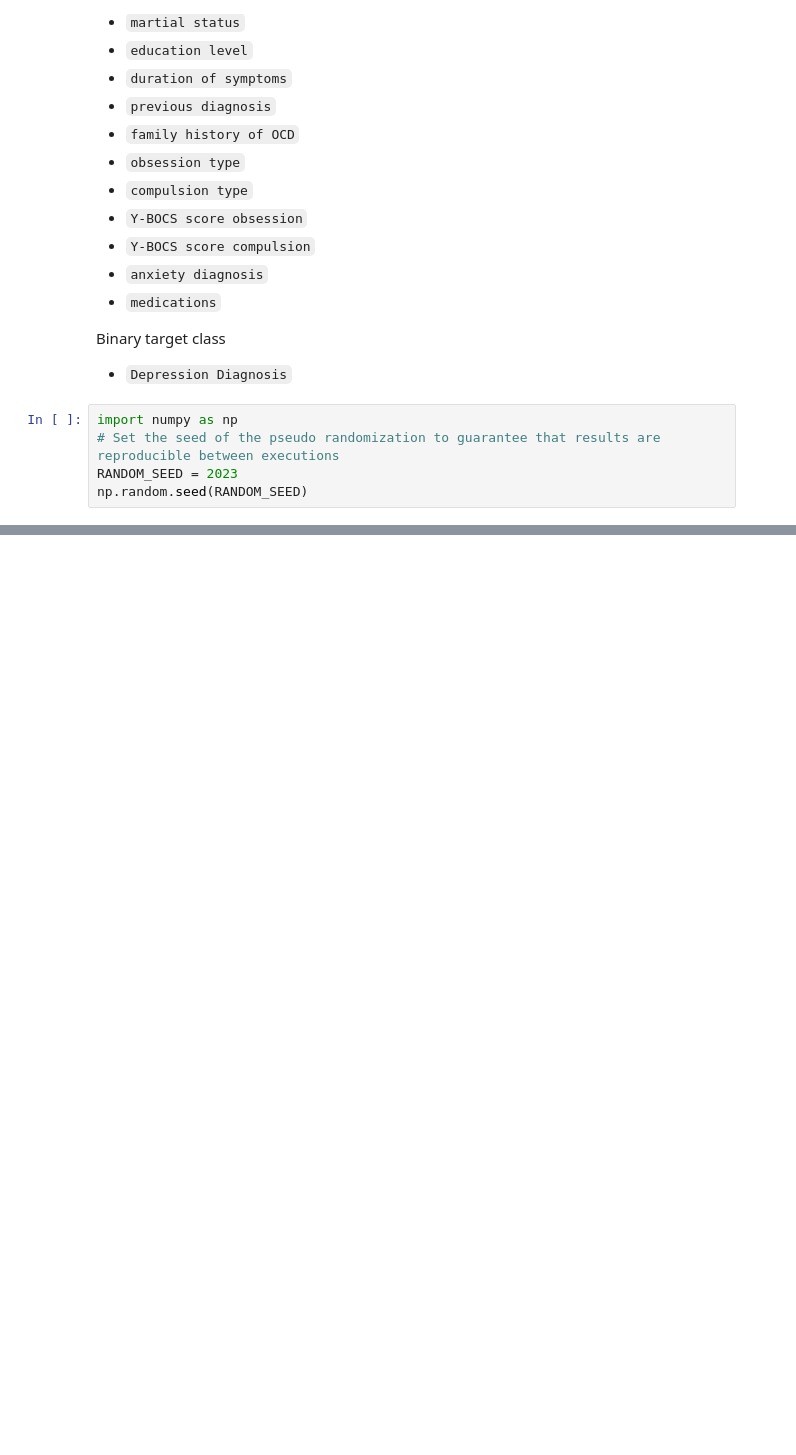
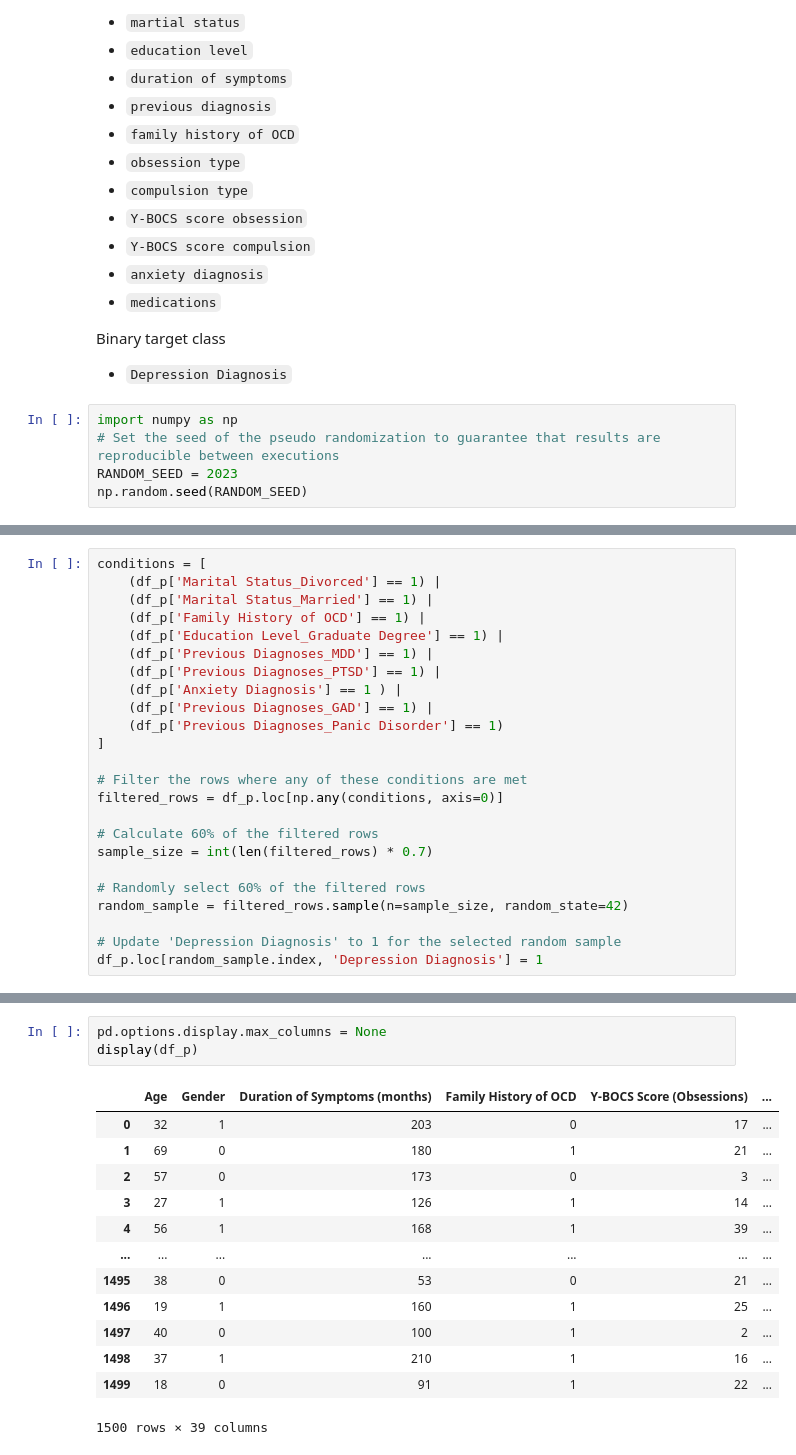
Before and after one commit to aalexakos/Depression-Detection, a Jupyter notebook: JupyterNotebookDepressionDataset.ipynb, the cells around one changed output, grey strips where cells are left out. Saved outputs shown, nothing was run; the diff lists cells and outputs as text; blank space fills up the shorter version.

```diff
--- a/JupyterNotebookDepressionDataset.ipynb
+++ b/JupyterNotebookDepressionDataset.ipynb
@@ -585,0 +559,24 @@ Parameters: { "use_label_encoder" } are not used.
+# %%
+conditions = [
+    (df_p['Marital Status_Divorced'] == 1) |
+    (df_p['Marital Status_Married'] == 1) |
+    (df_p['Family History of OCD'] == 1) |
+    (df_p['Education Level_Graduate Degree'] == 1) |
+    (df_p['Previous Diagnoses_MDD'] == 1) |
+    (df_p['Previous Diagnoses_PTSD'] == 1) |
+    (df_p['Anxiety Diagnosis'] == 1 ) |
+    (df_p['Previous Diagnoses_GAD'] == 1) |
+    (df_p['Previous Diagnoses_Panic Disorder'] == 1)
+]
+
+# Filter the rows where any of these conditions are met
+filtered_rows = df_p.loc[np.any(conditions, axis=0)]
+
+# Calculate 60% of the filtered rows
+sample_size = int(len(filtered_rows) * 0.7)
+
+# Randomly select 60% of the filtered rows
+random_sample = filtered_rows.sample(n=sample_size, random_state=42)
+
+# Update 'Depression Diagnosis' to 1 for the selected random sample
+df_p.loc[random_sample.index, 'Depression Diagnosis'] = 1
@@ -585,0 +673,17 @@ Parameters: { "use_label_encoder" } are not used.
+# %%
+pd.options.display.max_columns = None
+display(df_p)
+# %% [output]
+|  | Age | Gender | Duration of Symptoms (months) | Family History of OCD | Y-BOCS Score (Obsessions) | ... |
+| 0 | 32 | 1 | 203 | 0 | 17 | ... |
+| 1 | 69 | 0 | 180 | 1 | 21 | ... |
+| 2 | 57 | 0 | 173 | 0 | 3 | ... |
+| 3 | 27 | 1 | 126 | 1 | 14 | ... |
+| 4 | 56 | 1 | 168 | 1 | 39 | ... |
+| ... | ... | ... | ... | ... | ... | ... |
+| 1495 | 38 | 0 | 53 | 0 | 21 | ... |
+| 1496 | 19 | 1 | 160 | 1 | 25 | ... |
+| 1497 | 40 | 0 | 100 | 1 | 2 | ... |
+| 1498 | 37 | 1 | 210 | 1 | 16 | ... |
+| 1499 | 18 | 0 | 91 | 1 | 22 | ... |
+1500 rows × 39 columns
```
Also changed, not shown: parts of 32 cells of this notebook, 4 other files.
